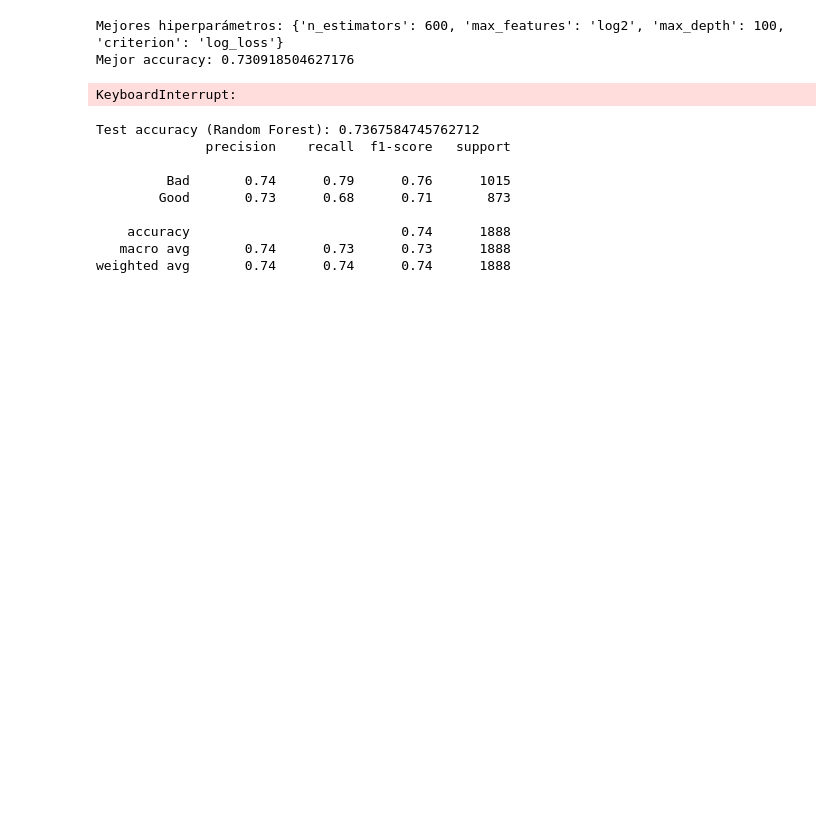
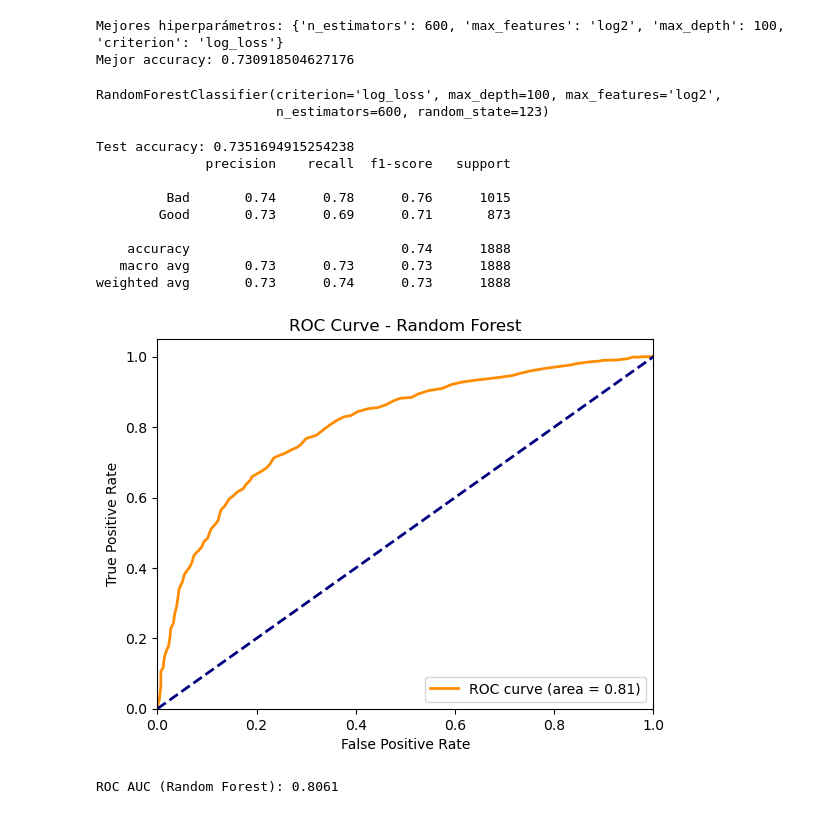
Before and after one commit to dahermar/IAExplicable, a Jupyter notebook: Practica1/gam.ipynb, the cells around one changed output. Drawn from its saved outputs; the diff is of its cells as text; code cells hidden in the pictures; blank space fills up the shorter version.

```diff
--- a/Practica1/gam.ipynb
+++ b/Practica1/gam.ipynb
@@ -423,42 +433,53 @@ print("Mejor accuracy:", randomized_search.best_score_)
 # %% [output]
 Mejores hiperparámetros: {'n_estimators': 600, 'max_features': 'log2', 'max_depth': 100, 'criterion': 'log_loss'}
 Mejor accuracy: 0.730918504627176
-# %%
-param_grid = {
-    'n_estimators': [int(x) for x in np.linspace(start = 50, stop = 2000, num = 40)],
-    'criterion': ['gini', 'entropy', 'log_loss'],
-    'max_features': ['sqrt', 'log2', None],
-    'max_depth': [10, 50, 100, 200, None]
-}
-
-RF_gridSearch = RandomForestClassifier()
-rf_grid_search = GridSearchCV(RF_gridSearch, param_grid, n_jobs=-1, scoring='accuracy')
-
-rf_grid_search.fit(X_train, y_train)
-
-best_params_rf = rf_grid_search.best_params_
-print("Mejores hiperparámetros:", best_params_rf)
-print("Mejor accuracy:", rf_grid_search.best_score_)
-# %% [output]
-KeyboardInterrupt:
+# %%
+random_forest_final = RandomForestClassifier(n_estimators=600, max_features = 'log2', max_depth = 100, criterion = 'log_loss', random_state=RANDOM_STATE)
+
+# Entrenar el modelo
+random_forest_final.fit(X_train, y_train)
+# %% [output]
+RandomForestClassifier(criterion='log_loss', max_depth=100, max_features='log2',
+                       n_estimators=600, random_state=123)
 # %%
-# Predecir en el conjunto de prueba
-y_pred_test_rf = random_forest.predict(X_test)
+
+# Predecir en el conjunto de validación
+y_pred_test_rf = random_forest_final.predict(X_test)
 
 # Evaluar el rendimiento del modelo
 test_accuracy_rf = accuracy_score(y_test, y_pred_test_rf)
-print('Test accuracy (Random Forest):', test_accuracy_rf)
-
-# Generar el informe de clasificación
+print('Test accuracy:', test_accuracy_rf)
 report_rf = classification_report(y_test, y_pred_test_rf)
 print(report_rf)
 # %% [output]
-Test accuracy (Random Forest): 0.7367584745762712
+Test accuracy: 0.7351694915254238
               precision    recall  f1-score   support
 
-         Bad       0.74      0.79      0.76      1015
-        Good       0.73      0.68      0.71       873
+         Bad       0.74      0.78      0.76      1015
+        Good       0.73      0.69      0.71       873
 
     accuracy                           0.74      1888
-   macro avg       0.74      0.73      0.73      1888
-weighted avg       0.74      0.74      0.74      1888
+   macro avg       0.73      0.73      0.73      1888
+weighted avg       0.73      0.74      0.73      1888
+# %%
+# Graficar la curva ROC usando las variables existentes para random_forest
+y_pred_proba_rf = random_forest.predict_proba(X_test)[:, 1]
+fpr_rf, tpr_rf, _ = roc_curve(y_test.map({'Bad': 0, 'Good': 1}), y_pred_proba_rf)
+roc_auc_rf = roc_auc_score(y_test.map({'Bad': 0, 'Good': 1}), y_pred_proba_rf)
+plt.figure()
+plt.plot(fpr_rf, tpr_rf, color='darkorange', lw=2, label='ROC curve (area = %0.2f)' % roc_auc_rf)
+plt.plot([0, 1], [0, 1], color='navy', lw=2, linestyle='--')
+plt.xlim([0.0, 1.0])
+plt.ylim([0.0, 1.05])
+plt.xlabel('False Positive Rate')
+plt.ylabel('True Positive Rate')
+plt.title('ROC Curve - Random Forest')
+plt.legend(loc="lower right")
+plt.show()
+
+# Calcular ROC AUC para random_forest
+roc_auc_rf = roc_auc_score(y_test, y_pred_proba_rf)
+print('ROC AUC (Random Forest):', round(roc_auc_rf, 4))
+# %% [output]
+[figure, added]
+ROC AUC (Random Forest): 0.8061
```
Also changed, not shown: parts of 8 cells of this notebook.
